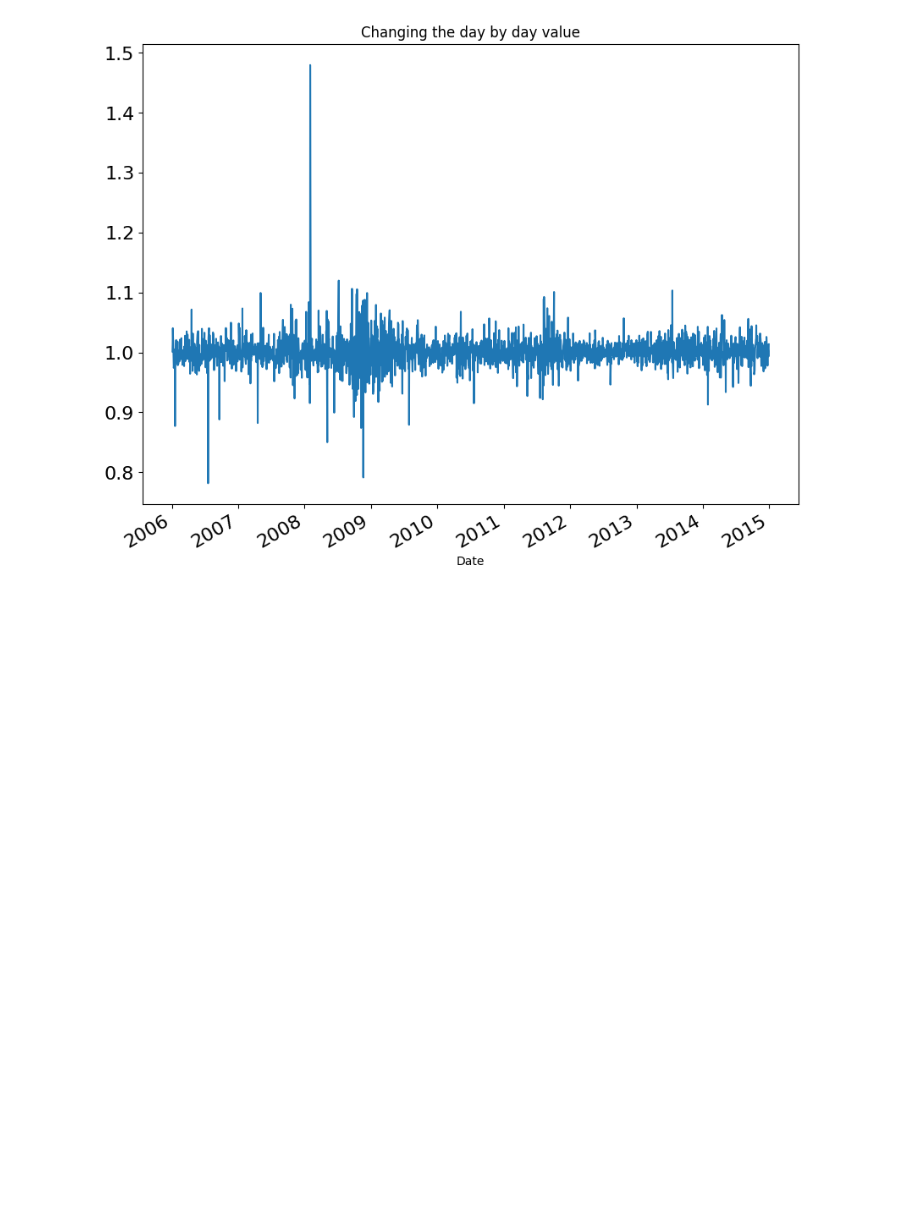
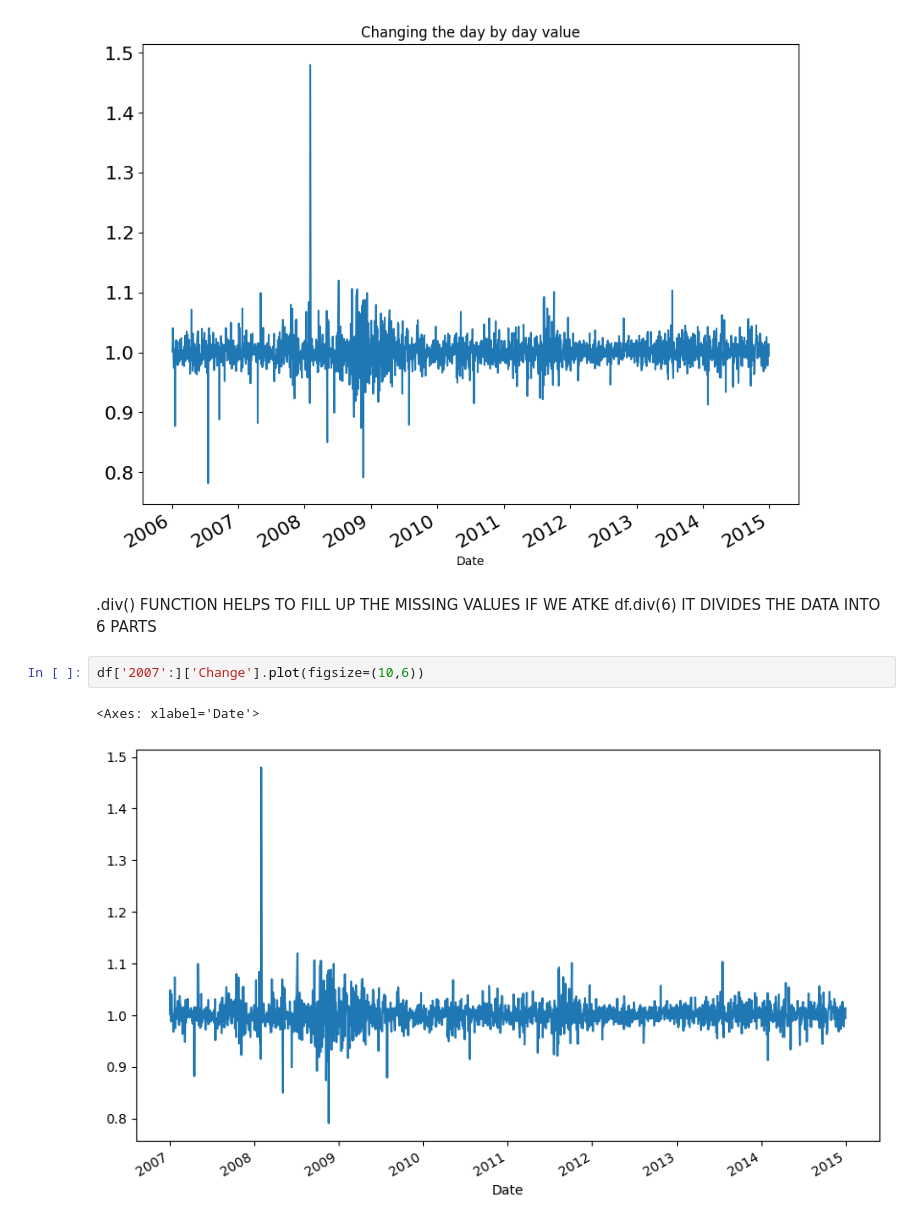
Before and after one commit to Sath2003/DAV, a Jupyter notebook: LABSHEET - 9.ipynb, the cells around one changed output. Cells and saved outputs as stored; diff of their text form; blank space fills up the shorter version.

```diff
--- a/LABSHEET - 9.ipynb
+++ b/LABSHEET - 9.ipynb
@@ -176,3 +177,11 @@ plt.title("Changing the day by day value")
 # %% [output]
 Text(0.5, 1.0, 'Changing the day by day value')
 [figure]
+# %% [markdown]
+.div() FUNCTION HELPS TO FILL UP THE MISSING VALUES
+IF WE ATKE df.div(6) IT DIVIDES THE DATA INTO 6 PARTS
+# %%
+df['2007':]['Change'].plot(figsize=(10,6))
+# %% [output]
+<Axes: xlabel='Date'>
+[figure, added]
```
Also changed, not shown: parts of 1 cell of this notebook.
